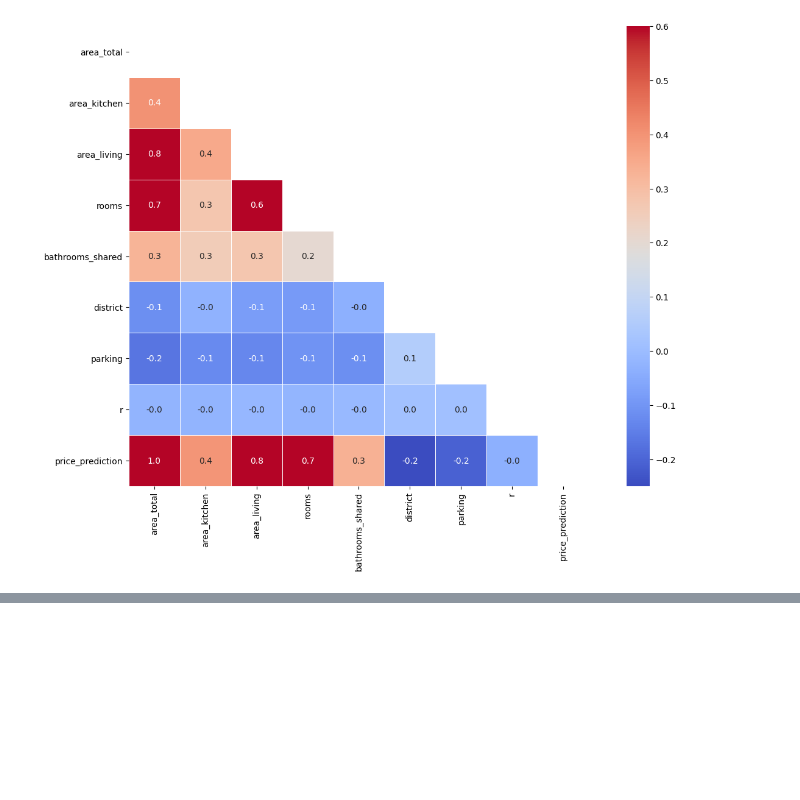
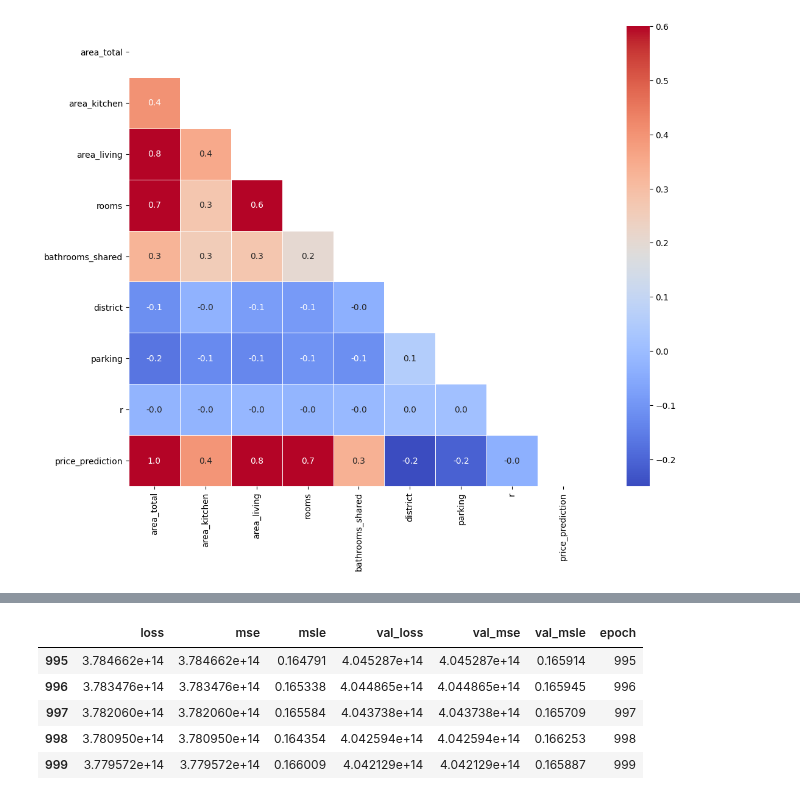
Before and after one commit to henrfj/TDT4173-ML, a Jupyter notebook: henrik-testsite/next_level_testing.ipynb, the cells around one changed output, grey strips where cells are left out. Cells and saved outputs as stored; diff of their text form; code cells hidden in the pictures; blank space fills up the shorter version.

```diff
--- a/henrik-testsite/next_level_testing.ipynb
+++ b/henrik-testsite/next_level_testing.ipynb
@@ -407,0 +421,7 @@ submission.to_csv('advanced_tests/advanced_test_3_4', index=False)
+# %%
+# Training and validation data preprocessing
+labels = no_outlayers[features]
+labels = labels.fillna(labels.mean())
+targets = no_outlayers['price']
+
+train_labels, val_labels, train_targets, val_targets = train_test_split(labels, targets, test_size=0.1, shuffle= True, random_state=42)
@@ -407,0 +480,12 @@ submission.to_csv('advanced_tests/advanced_test_3_4', index=False)
+# %%
+# Results
+hist = pd.DataFrame(history.history)
+hist['epoch'] = history.epoch
+hist.tail(5)
+# %% [output]
+|  | loss | mse | msle | val_loss | val_mse | val_msle | epoch |
+| 995 | 3.784662e+14 | 3.784662e+14 | 0.164791 | 4.045287e+14 | 4.045287e+14 | 0.165914 | 995 |
+| 996 | 3.783476e+14 | 3.783476e+14 | 0.165338 | 4.044865e+14 | 4.044865e+14 | 0.165945 | 996 |
+| 997 | 3.782060e+14 | 3.782060e+14 | 0.165584 | 4.043738e+14 | 4.043738e+14 | 0.165709 | 997 |
+| 998 | 3.780950e+14 | 3.780950e+14 | 0.164354 | 4.042594e+14 | 4.042594e+14 | 0.166253 | 998 |
+| 999 | 3.779572e+14 | 3.779572e+14 | 0.166009 | 4.042129e+14 | 4.042129e+14 | 0.165887 | 999 |
```
Also changed, not shown: parts of 15 cells of this notebook, 8 other files.
